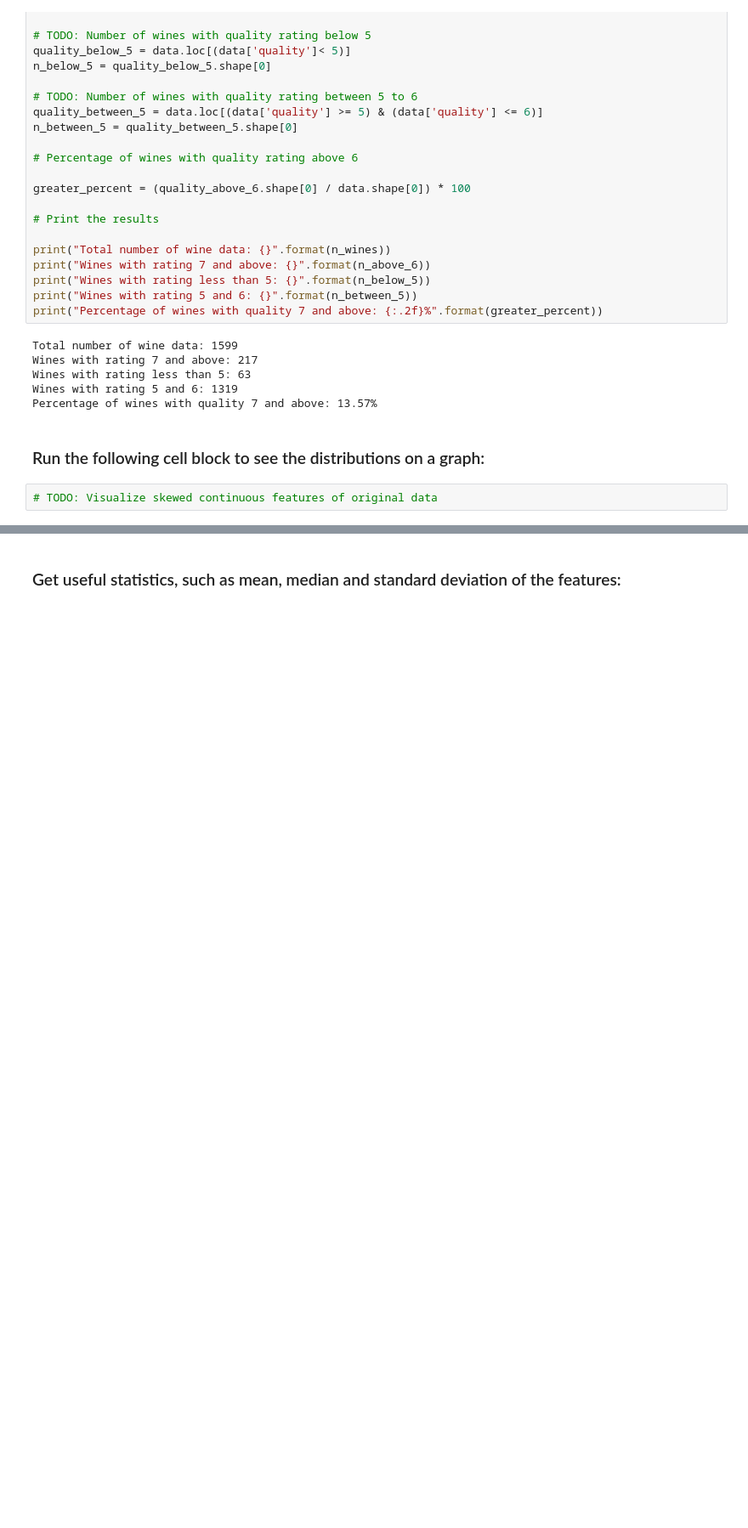
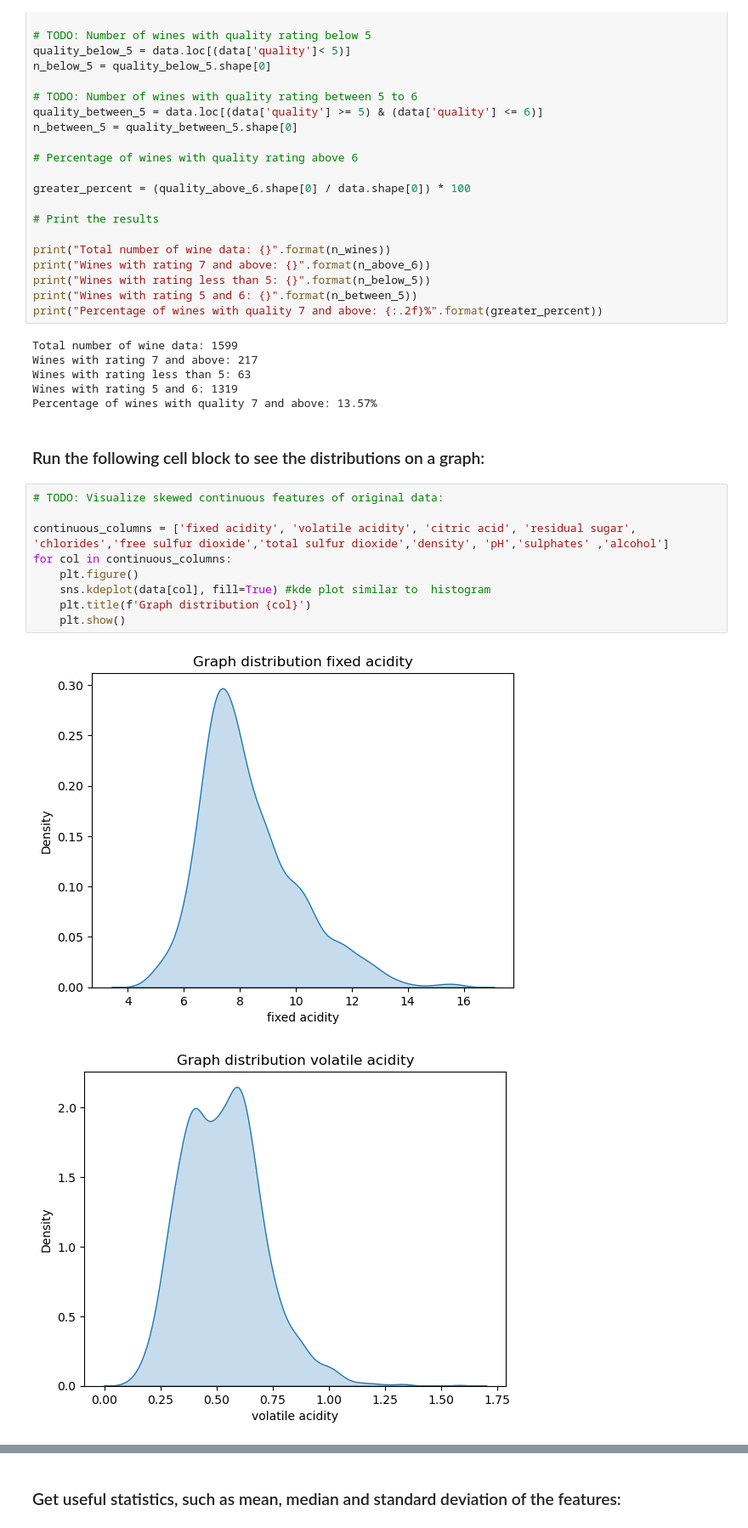
Before and after one commit to Saraamps/ML-supervised-learning, a Jupyter notebook: game-of-wines/game-of-wines.ipynb, the cells around one changed output, grey strips where cells are left out. Shown at 85% size. Cells and saved outputs as stored; diff of their text form; blank space fills up the shorter version.

Commit message:
scatterplots1

```diff
--- a/game-of-wines/game-of-wines.ipynb
+++ b/game-of-wines/game-of-wines.ipynb
@@ -118,5 +118,15 @@ Wines with rating 5 and 6: 1319
 Percentage of wines with quality 7 and above: 13.57%
 # %% [markdown]
 ### Run the following cell block to see the distributions on a graph:
-# %%
-# TODO: Visualize skewed continuous features of original data
+# %%
+# TODO: Visualize skewed continuous features of original data:
+
+continuous_columns = ['fixed acidity', 'volatile acidity', 'citric acid', 'residual sugar',	'chlorides','free sulfur dioxide','total sulfur dioxide','density',	'pH','sulphates' ,'alcohol']
+for col in continuous_columns:
+    plt.figure()
+    sns.kdeplot(data[col], fill=True) #kde plot similar to  histogram
+    plt.title(f'Graph distribution {col}')
+    plt.show()
+# %% [output]
+[figure, added]
+[figure, added]
```
Also changed, not shown: parts of 4 cells of this notebook.
